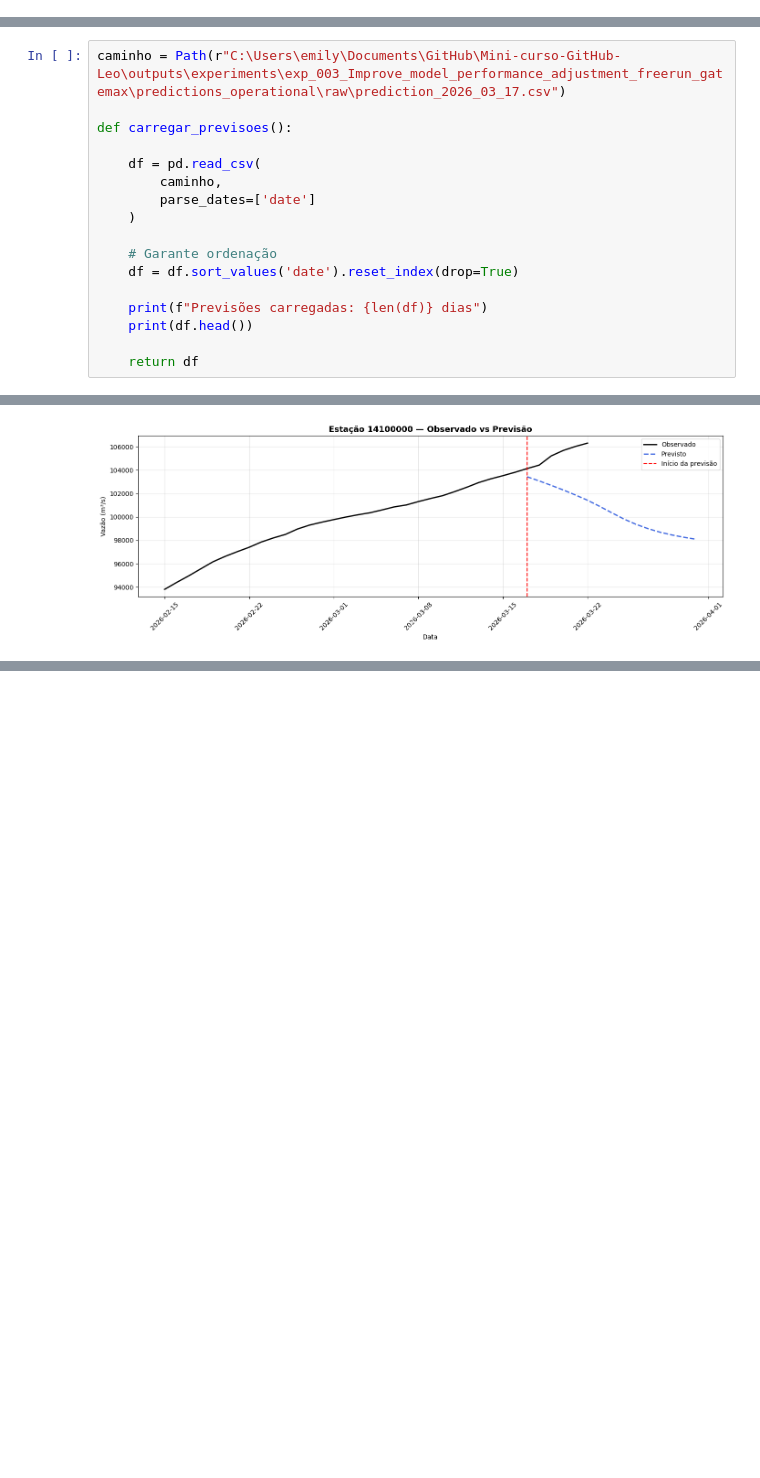
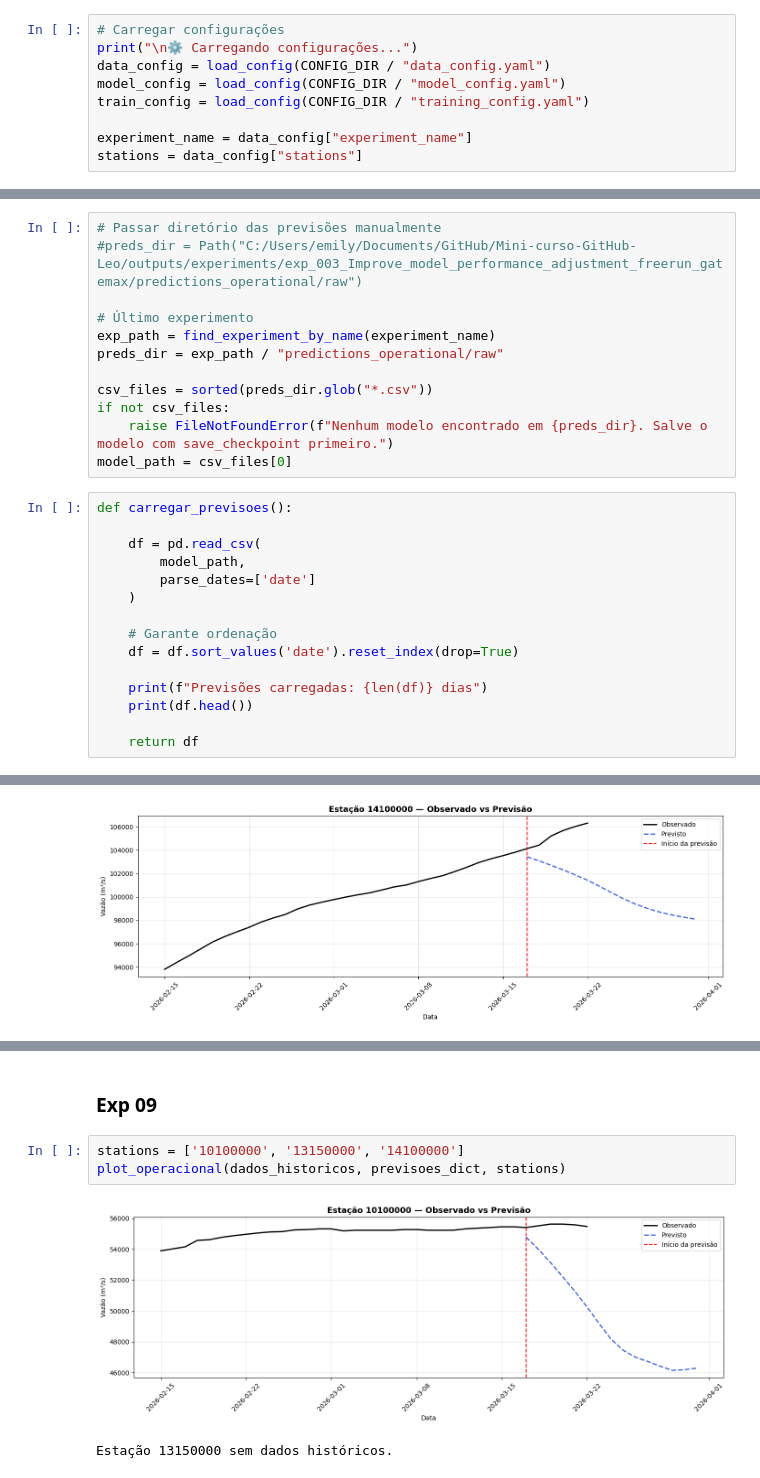
Before and after one commit to emilyamn/LSTM_Model_Amazon_Basins, a Jupyter notebook: notebooks/05_comparing_operational_predictions_observed.ipynb, the cells around one changed output, grey strips where cells are left out. Cells and saved outputs as stored; diff of their text form; blank space fills up the shorter version.

```diff
--- a/notebooks/05_comparing_operational_predictions_observed.ipynb
+++ b/notebooks/05_comparing_operational_predictions_observed.ipynb
@@ -45,0 +51,9 @@ Estação 14100000: 36 registros carregados.
+# %%
+# Carregar configurações
+print("\n⚙️ Carregando configurações...")
+data_config = load_config(CONFIG_DIR / "data_config.yaml")
+model_config = load_config(CONFIG_DIR / "model_config.yaml")
+train_config = load_config(CONFIG_DIR / "training_config.yaml")
+
+experiment_name = data_config["experiment_name"]
+stations = data_config["stations"]
@@ -46,10 +101,20 @@ Estação 14100000: 36 registros carregados.
+# %%
+# Passar diretório das previsões manualmente
+#preds_dir = Path("C:/Users/emily/Documents/GitHub/Mini-curso-GitHub-Leo/outputs/experiments/exp_003_Improve_model_performance_adjustment_freerun_gatemax/predictions_operational/raw")
+
+# Último experimento
+exp_path = find_experiment_by_name(experiment_name)
+preds_dir = exp_path / "predictions_operational/raw"
+
+csv_files = sorted(preds_dir.glob("*.csv"))
+if not csv_files:
+    raise FileNotFoundError(f"Nenhum modelo encontrado em {preds_dir}. Salve o modelo com save_checkpoint primeiro.")
+model_path = csv_files[0]
 # %%
-caminho = Path(r"C:\Users\emily\Documents\GitHub\Mini-curso-GitHub-Leo\outputs\experiments\exp_003_Improve_model_performance_adjustment_freerun_gatemax\predictions_operational\raw\prediction_2026_03_17.csv")
-
 def carregar_previsoes():
 
     df = pd.read_csv(
-        caminho,
+        model_path,
         parse_dates=['date']
     )
 
@@ -229,0 +301,8 @@ Estação 13050000 sem dados históricos.
+# %% [markdown]
+### Exp 09
+# %%
+stations = ['10100000', '13150000', '14100000']
+plot_operacional(dados_historicos, previsoes_dict, stations)
+# %% [output]
+[figure, added]
+Estação 13150000 sem dados históricos.
```
Also changed, not shown: parts of 23 cells of this notebook, 12 other files.
